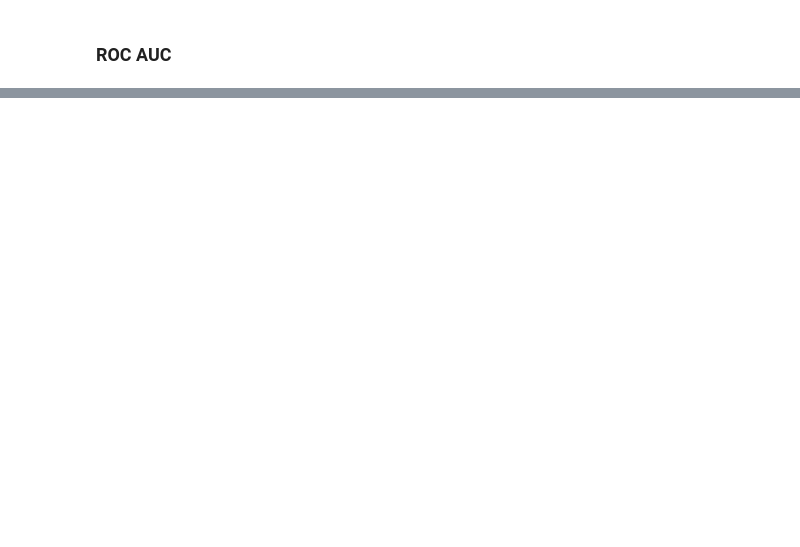
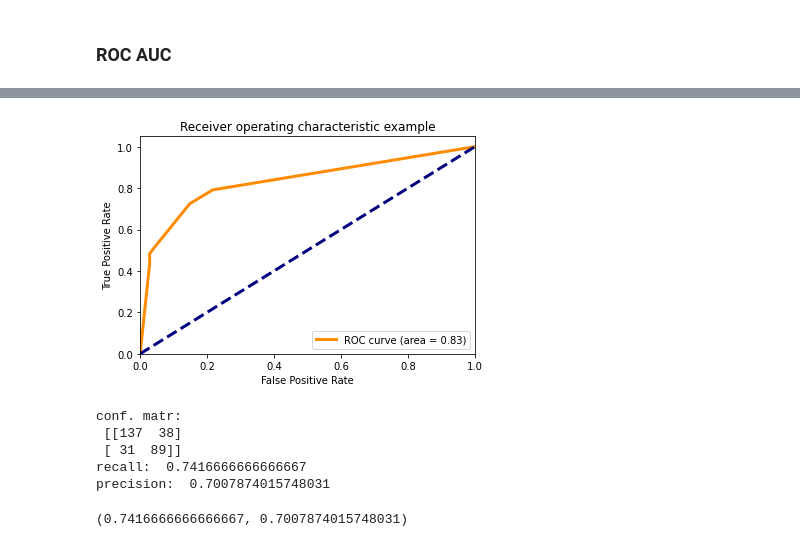
Before and after one commit to AndreyKurdyubov/Stepik_introML, a Jupyter notebook: titanic_work-only.ipynb, the cells around one changed output, grey strips where cells are left out. Saved outputs shown, nothing was run; the diff lists cells and outputs as text; code cells hidden in the pictures; blank space fills up the shorter version.

```diff
--- a/titanic_work-only.ipynb
+++ b/titanic_work-only.ipynb
@@ -327,0 +336,7 @@ plt.show()
+# %%
+clf = tree.DecisionTreeClassifier(criterion='entropy',
+                                  max_depth=3,
+                                  min_samples_split=100,
+                                  min_samples_leaf=10)
+# %%
+clf.fit(X_train, y_train)
@@ -327,0 +357,34 @@ plt.show()
+# %%
+pred_proba = clf.predict_proba(X_test)
+# %%
+fpr, tpr, thresholds = roc_curve(y_test, pred_proba[:,1])
+roc_auc = auc(fpr, tpr)
+plt.figure()
+plt.plot(fpr, tpr, color='darkorange',
+         lw=3, label='ROC curve (area = %0.2f)' % roc_auc)
+plt.plot([0, 1], [0, 1], color='navy', lw=3, linestyle='--')
+plt.xlim([0.0, 1.0])
+plt.ylim([0.0, 1.05])
+plt.xlabel('False Positive Rate')
+plt.ylabel('True Positive Rate')
+plt.title('Receiver operating characteristic example')
+plt.legend(loc="lower right")
+plt.show()
+# %% [output]
+[figure, added]
+# %%
+from sklearn.metrics import confusion_matrix
+y_pred = clf.predict(X_test)
+print('conf. matr: \n', confusion_matrix(y_test, y_pred))
+print('recall: ', recall_score(y_test, y_pred))
+print('precision: ', precision_score(y_test, y_pred))
+# %% [output]
+conf. matr:
+ [[137  38]
+ [ 31  89]]
+recall:  0.7416666666666667
+precision:  0.7007874015748031
+# %%
+89/(89 + 31), 89/(89 + 38)
+# %% [output]
+(0.7416666666666667, 0.7007874015748031)
```
Also changed, not shown: parts of 21 cells of this notebook.
